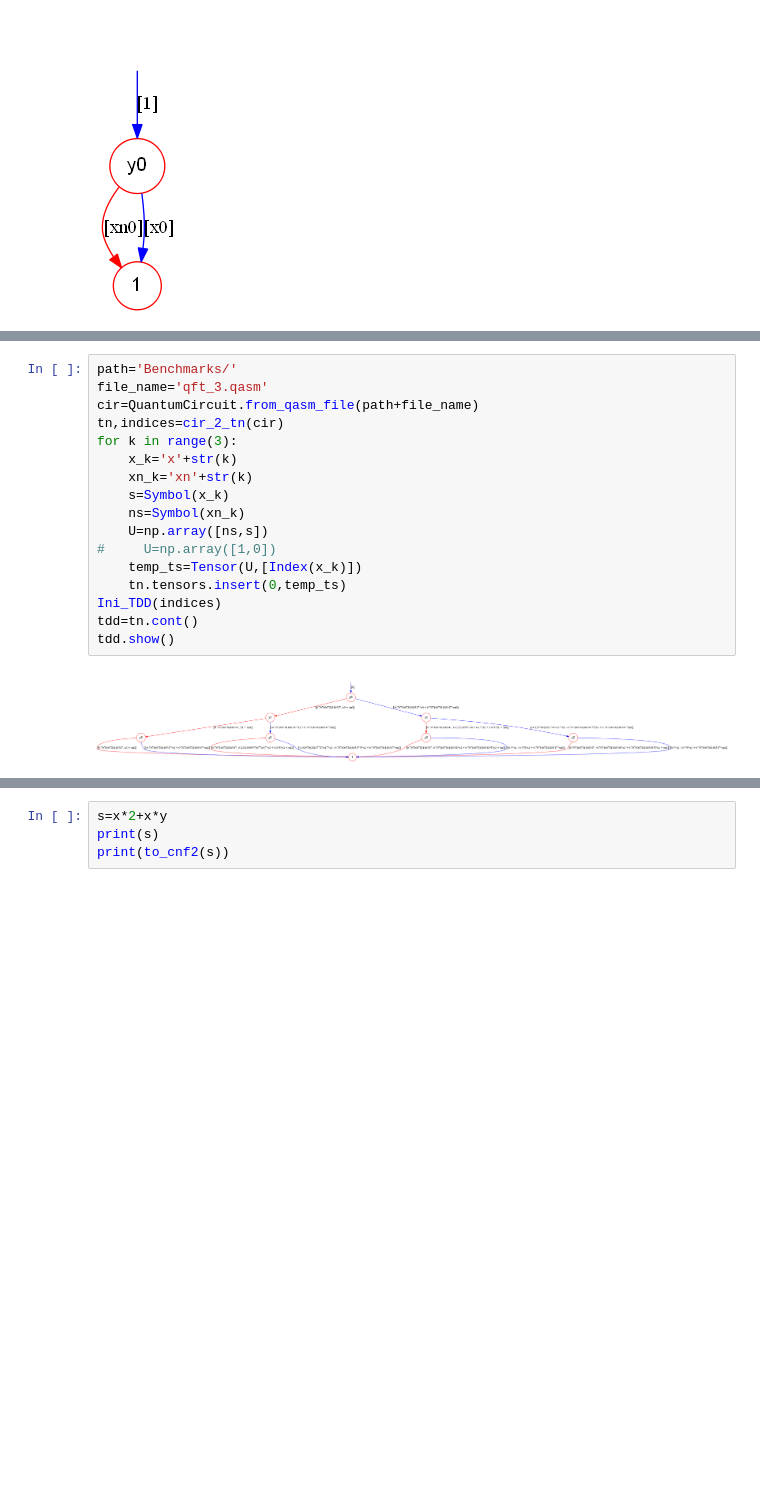
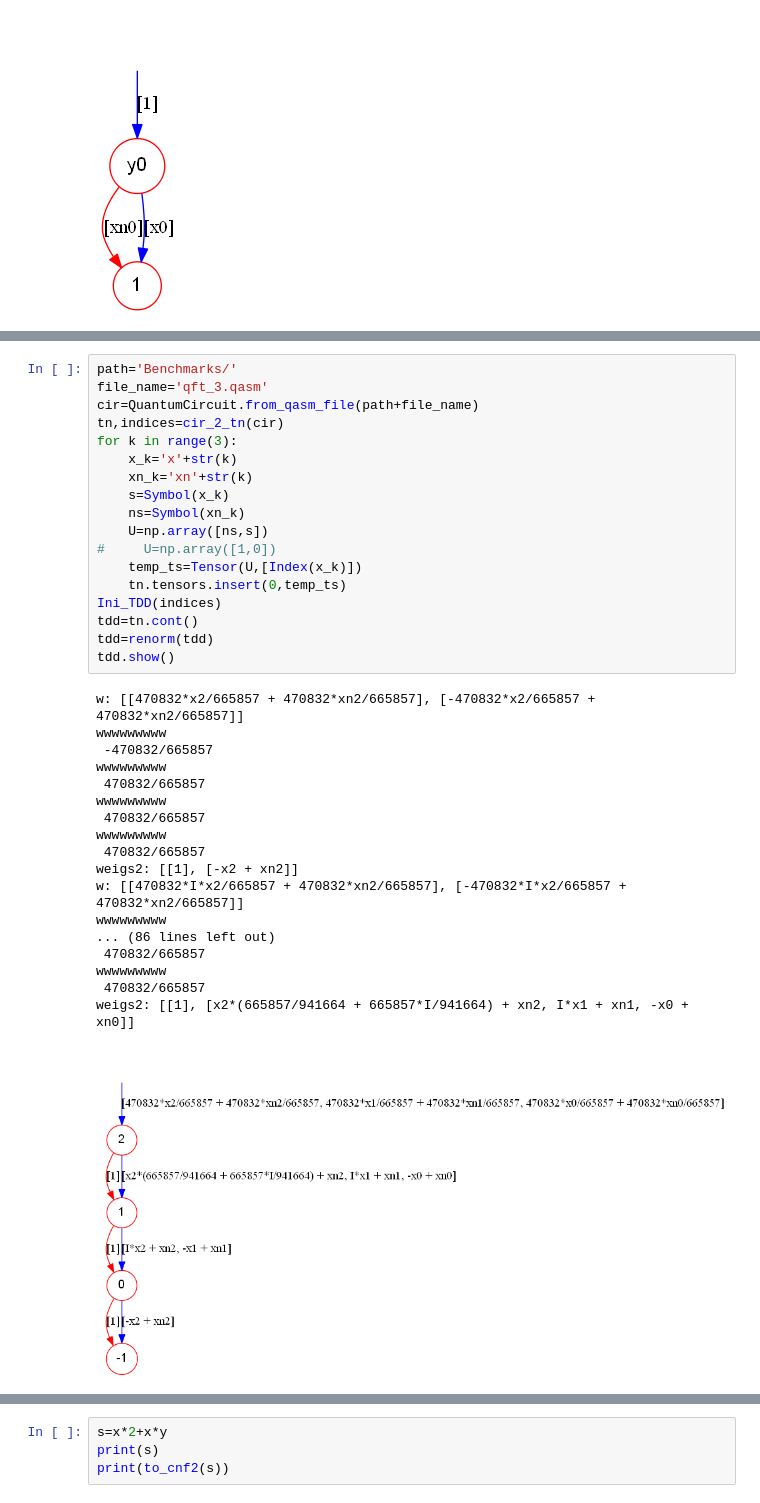
Before and after one commit to Veriqc/Symbol_TDD, a Jupyter notebook: Test_Binary.ipynb, the cells around one changed output, grey strips where cells are left out. Drawn from its saved outputs; the diff is of its cells as text; blank space fills up the shorter version.

```diff
--- a/Test_Binary.ipynb
+++ b/Test_Binary.ipynb
@@ -34,22 +34,40 @@ tdd.show()
 # %%
 path='Benchmarks/'
 file_name='qft_3.qasm'
 cir=QuantumCircuit.from_qasm_file(path+file_name)
 tn,indices=cir_2_tn(cir)
 for k in range(3):
     x_k='x'+str(k)
     xn_k='xn'+str(k)
     s=Symbol(x_k)
     ns=Symbol(xn_k)
     U=np.array([ns,s])
 #     U=np.array([1,0])
     temp_ts=Tensor(U,[Index(x_k)])
     tn.tensors.insert(0,temp_ts)
 Ini_TDD(indices)
 tdd=tn.cont()
+tdd=renorm(tdd)
 tdd.show()
 # %% [output]
+w: [[470832*x2/665857 + 470832*xn2/665857], [-470832*x2/665857 + 470832*xn2/665857]]
+wwwwwwwww
+ -470832/665857
+wwwwwwwww
+ 470832/665857
+wwwwwwwww
+ 470832/665857
+wwwwwwwww
+ 470832/665857
+weigs2: [[1], [-x2 + xn2]]
+w: [[470832*I*x2/665857 + 470832*xn2/665857], [-470832*I*x2/665857 + 470832*xn2/665857]]
+wwwwwwwww
+... (86 lines left out)
+ 470832/665857
+wwwwwwwww
+ 470832/665857
+weigs2: [[1], [x2*(665857/941664 + 665857*I/941664) + xn2, I*x1 + xn1, -x0 + xn0]]
-[figure, old version]
+[figure, new version]
 # %%
 x=symbols('x1')
 nx=symbols('xn1')
```
Also changed, not shown: parts of 6 cells of this notebook, 1 other file.
